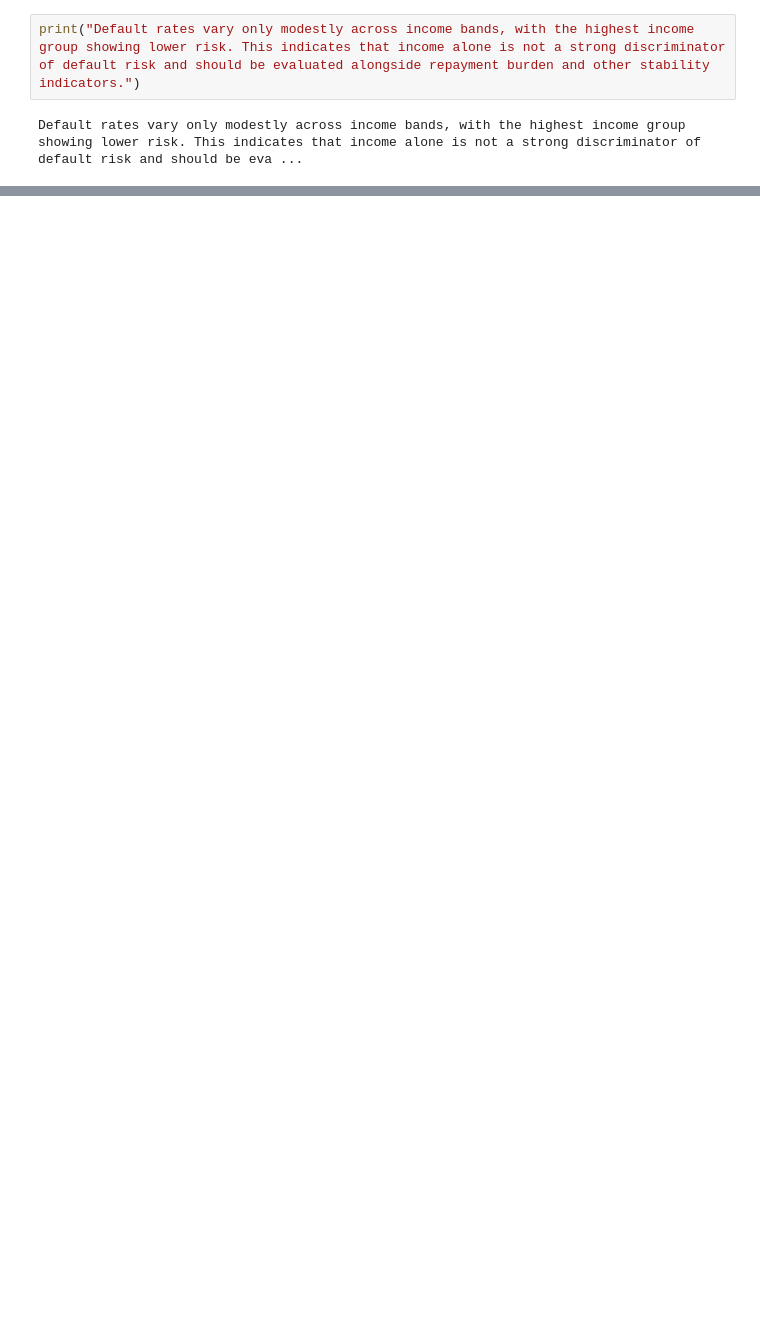
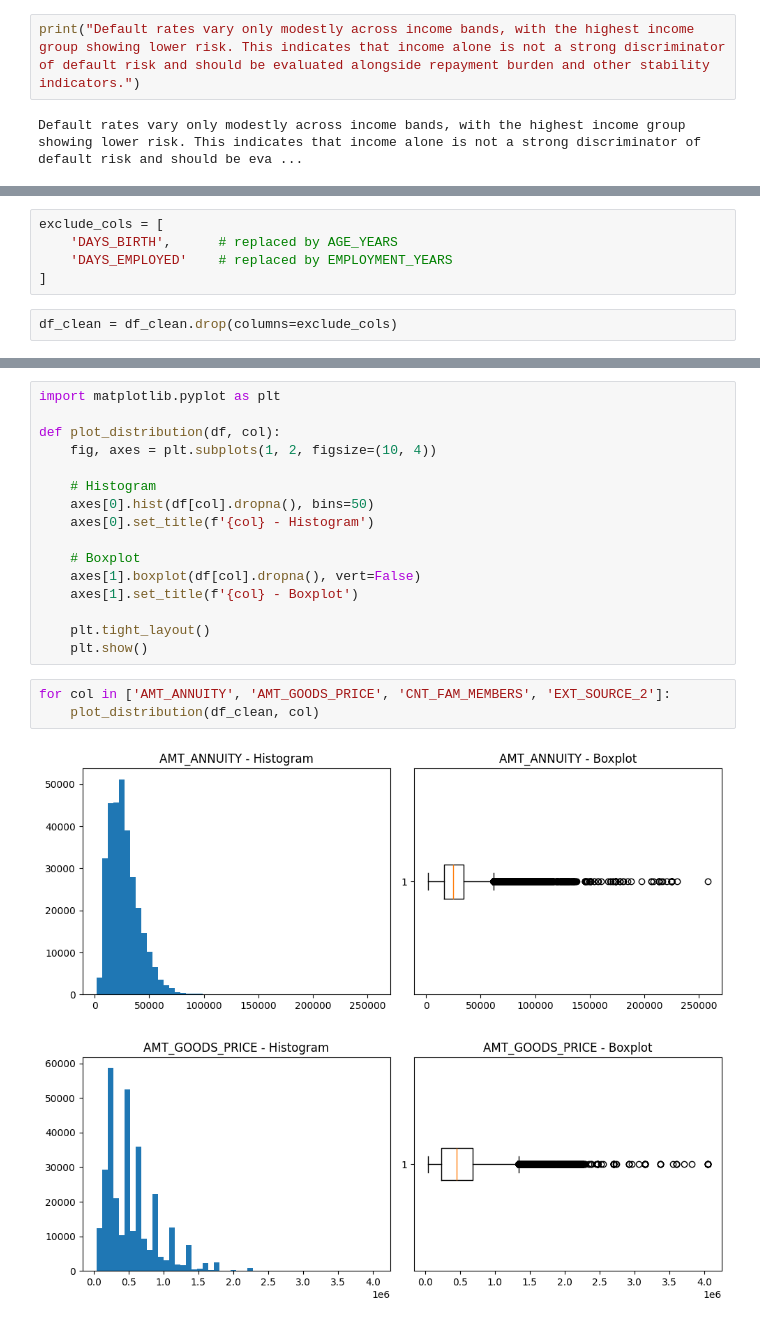
Before and after one commit to samidijayavardhan-hub/Credit-Risk-Analysis, a Jupyter notebook: credit-risk.ipynb, the cells around one changed output, grey strips where cells are left out. Cells and saved outputs as stored; diff of their text form; blank space fills up the shorter version.

```diff
--- a/credit-risk.ipynb
+++ b/credit-risk.ipynb
@@ -239,0 +404,7 @@ X.shape
+# %%
+exclude_cols = [
+    'DAYS_BIRTH',      # replaced by AGE_YEARS
+    'DAYS_EMPLOYED'    # replaced by EMPLOYMENT_YEARS
+]
+# %%
+df_clean = df_clean.drop(columns=exclude_cols)
@@ -239,0 +444,22 @@ X.shape
+# %%
+import matplotlib.pyplot as plt
+
+def plot_distribution(df, col):
+    fig, axes = plt.subplots(1, 2, figsize=(10, 4))
+
+    # Histogram
+    axes[0].hist(df[col].dropna(), bins=50)
+    axes[0].set_title(f'{col} - Histogram')
+
+    # Boxplot
+    axes[1].boxplot(df[col].dropna(), vert=False)
+    axes[1].set_title(f'{col} - Boxplot')
+
+    plt.tight_layout()
+    plt.show()
+# %%
+for col in ['AMT_ANNUITY', 'AMT_GOODS_PRICE', 'CNT_FAM_MEMBERS', 'EXT_SOURCE_2']:
+    plot_distribution(df_clean, col)
+# %% [output]
+[figure, added]
+[figure, added]
```
Also changed, not shown: parts of 26 cells of this notebook.
